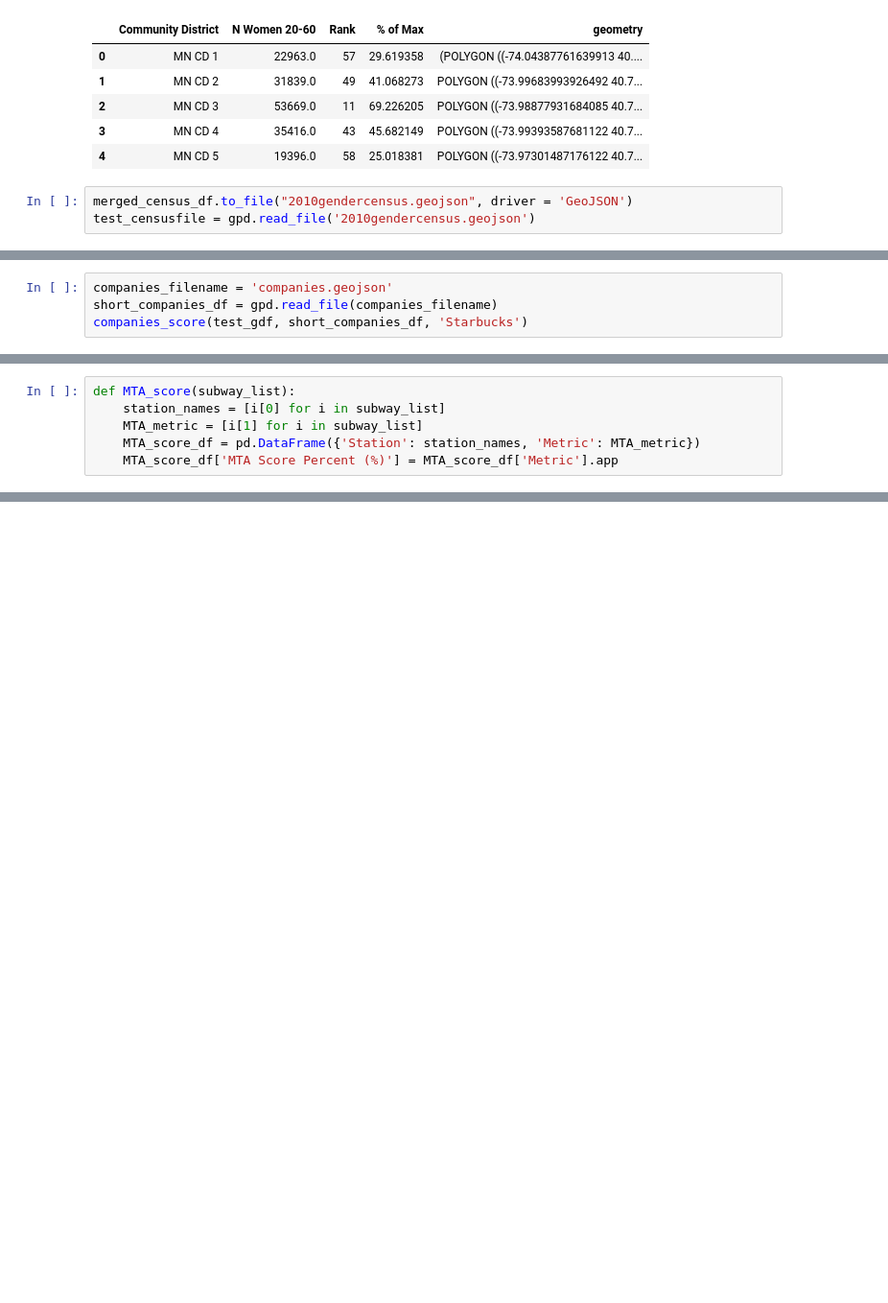
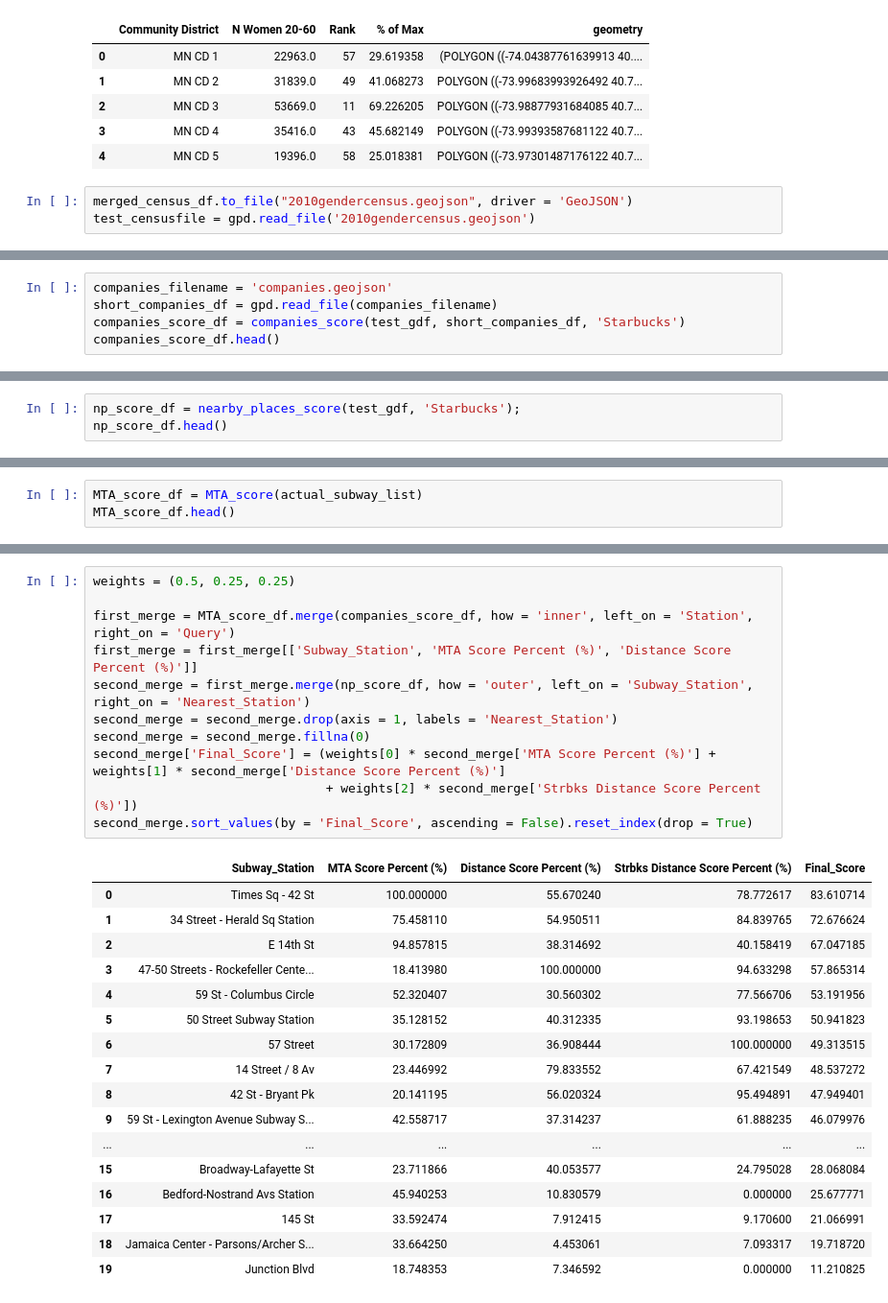
Before and after one commit to nalehc/gala_flyer_locations, a Jupyter notebook: Google_Places_Scraping_Alan.ipynb, the cells around one changed output, grey strips where cells are left out. Shown at 96% size. Drawn from its saved outputs; the diff is of its cells as text; blank space fills up the shorter version.

```diff
--- a/Google_Places_Scraping_Alan.ipynb
+++ b/Google_Places_Scraping_Alan.ipynb
@@ -359,5 +365,6 @@ def companies_score(np_df, comp_df, keyword):
 # %%
 companies_filename = 'companies.geojson'
 short_companies_df = gpd.read_file(companies_filename)
-companies_score(test_gdf, short_companies_df, 'Starbucks')
+companies_score_df = companies_score(test_gdf, short_companies_df, 'Starbucks')
+companies_score_df.head()
 # %% [output]
@@ -416,6 +377,3 @@ def nearby_places_score(np_df, keyword):
-# %%
-def MTA_score(subway_list):
-    station_names = [i[0] for i in subway_list]
-    MTA_metric = [i[1] for i in subway_list]
-    MTA_score_df = pd.DataFrame({'Station': station_names, 'Metric': MTA_metric})
-    MTA_score_df['MTA Score Percent (%)'] = MTA_score_df['Metric'].app
+# %%
+np_score_df = nearby_places_score(test_gdf, 'Starbucks');
+np_score_df.head()
@@ -421,0 +391,3 @@ def MTA_score(subway_list):
+# %%
+MTA_score_df = MTA_score(actual_subway_list)
+MTA_score_df.head()
@@ -421,0 +401,29 @@ def MTA_score(subway_list):
+# %%
+weights = (0.5, 0.25, 0.25)
+
+first_merge = MTA_score_df.merge(companies_score_df, how = 'inner', left_on = 'Station', right_on = 'Query')
+first_merge = first_merge[['Subway_Station', 'MTA Score Percent (%)', 'Distance Score Percent (%)']]
+second_merge = first_merge.merge(np_score_df, how = 'outer', left_on = 'Subway_Station', right_on = 'Nearest_Station')
+second_merge = second_merge.drop(axis = 1, labels = 'Nearest_Station')
+second_merge = second_merge.fillna(0)
+second_merge['Final_Score'] = (weights[0] * second_merge['MTA Score Percent (%)'] + weights[1] * second_merge['Distance Score Percent (%)']
+                               + weights[2] * second_merge['Strbks Distance Score Percent (%)'])
+second_merge.sort_values(by = 'Final_Score', ascending = False).reset_index(drop = True)
+# %% [output]
+|  | Subway_Station | MTA Score Percent (%) | Distance Score Percent (%) | Strbks Distance Score Percent (%) | Final_Score |
+| 0 | Times Sq - 42 St | 100.000000 | 55.670240 | 78.772617 | 83.610714 |
+| 1 | 34 Street - Herald Sq Station | 75.458110 | 54.950511 | 84.839765 | 72.676624 |
+| 2 | E 14th St | 94.857815 | 38.314692 | 40.158419 | 67.047185 |
+| 3 | 47-50 Streets - Rockefeller Cente... | 18.413980 | 100.000000 | 94.633298 | 57.865314 |
+| 4 | 59 St - Columbus Circle | 52.320407 | 30.560302 | 77.566706 | 53.191956 |
+| 5 | 50 Street Subway Station | 35.128152 | 40.312335 | 93.198653 | 50.941823 |
+| 6 | 57 Street | 30.172809 | 36.908444 | 100.000000 | 49.313515 |
+| 7 | 14 Street / 8 Av | 23.446992 | 79.833552 | 67.421549 | 48.537272 |
+| 8 | 42 St - Bryant Pk | 20.141195 | 56.020324 | 95.494891 | 47.949401 |
+| 9 | 59 St - Lexington Avenue Subway S... | 42.558717 | 37.314237 | 61.888235 | 46.079976 |
+| ... | ... | ... | ... | ... | ... |
+| 15 | Broadway-Lafayette St | 23.711866 | 40.053577 | 24.795028 | 28.068084 |
+| 16 | Bedford-Nostrand Avs Station | 45.940253 | 10.830579 | 0.000000 | 25.677771 |
+| 17 | 145 St | 33.592474 | 7.912415 | 9.170600 | 21.066991 |
+| 18 | Jamaica Center - Parsons/Archer S... | 33.664250 | 4.453061 | 7.093317 | 19.718720 |
+| 19 | Junction Blvd | 18.748353 | 7.346592 | 0.000000 | 11.210825 |
```
Also changed, not shown: parts of 16 cells of this notebook.
